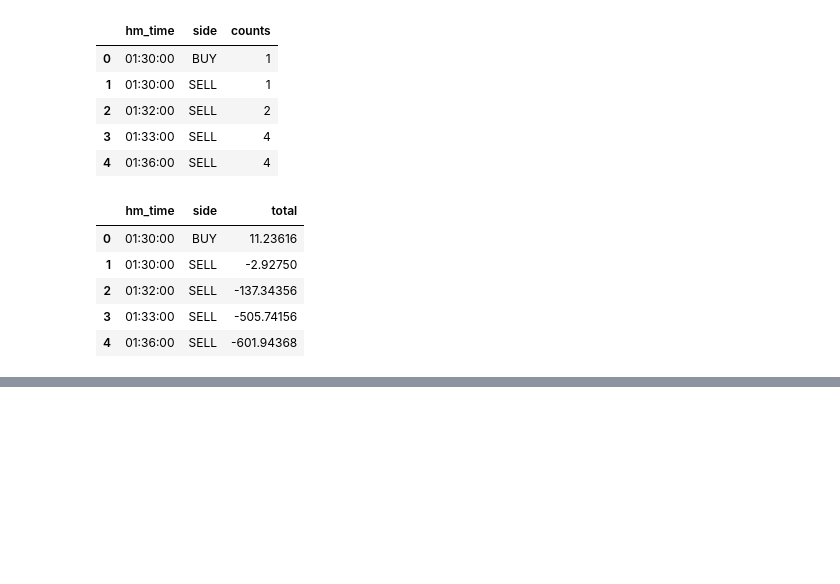
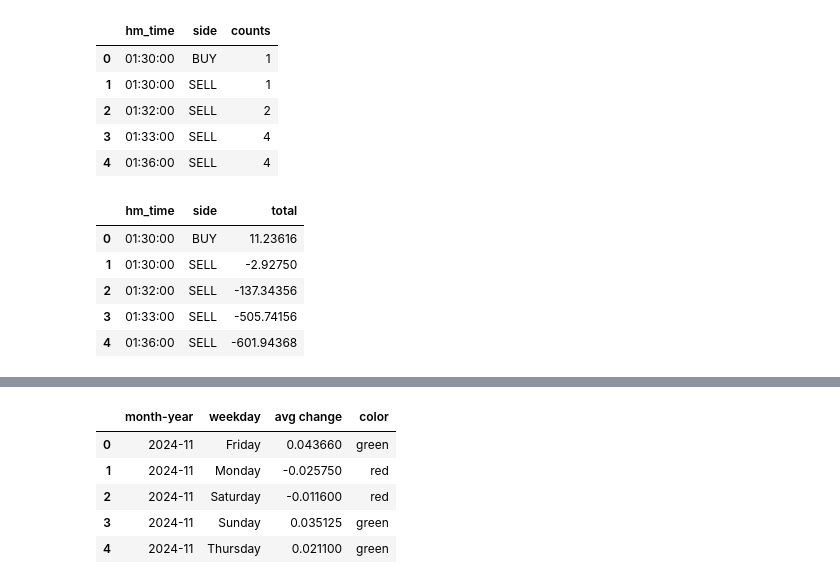
Before and after one commit to ja-perez/MyWoW, a Jupyter notebook: analysis.ipynb, the cells around one changed output, grey strips where cells are left out. Saved outputs shown, nothing was run; the diff lists cells and outputs as text; code cells hidden in the pictures; blank space fills up the shorter version.

```diff
--- a/analysis.ipynb
+++ b/analysis.ipynb
@@ -214,0 +284,23 @@ fig_tradetotals.show()
+# %%
+month_year_filter = '2024-11'
+# average price change
+avg_price_change = df_weekday_candles[df_weekday_candles['month-year']==month_year_filter].groupby(['month-year', 'weekday'], as_index=False)['price_change'].mean()
+avg_price_change.rename(columns={'price_change':'avg change'}, inplace=True)
+avg_price_change['color'] = np.where(avg_price_change['avg change']<0, 'red', 'green')
+# max price change
+max_price_change = df_weekday_candles[df_weekday_candles['month-year']==month_year_filter].groupby(['month-year', 'weekday'], as_index=False)['price_change'].max()
+max_price_change.rename(columns={'price_change':'max change'}, inplace=True)
+max_price_change['color'] = np.where(max_price_change['max change']<0, 'red', 'green')
+# min price change
+min_price_change = df_weekday_candles[df_weekday_candles['month-year']==month_year_filter].groupby(['month-year', 'weekday'], as_index=False)['price_change'].min()
+min_price_change.rename(columns={'price_change':'min change'}, inplace=True)
+min_price_change['color'] = np.where(min_price_change['min change']<0, 'red', 'green')
+
+avg_price_change.head()
+# %% [output]
+|  | month-year | weekday | avg change | color |
+| 0 | 2024-11 | Friday | 0.043660 | green |
+| 1 | 2024-11 | Monday | -0.025750 | red |
+| 2 | 2024-11 | Saturday | -0.011600 | red |
+| 3 | 2024-11 | Sunday | 0.035125 | green |
+| 4 | 2024-11 | Thursday | 0.021100 | green |
```
Also changed, not shown: parts of 14 cells of this notebook.
